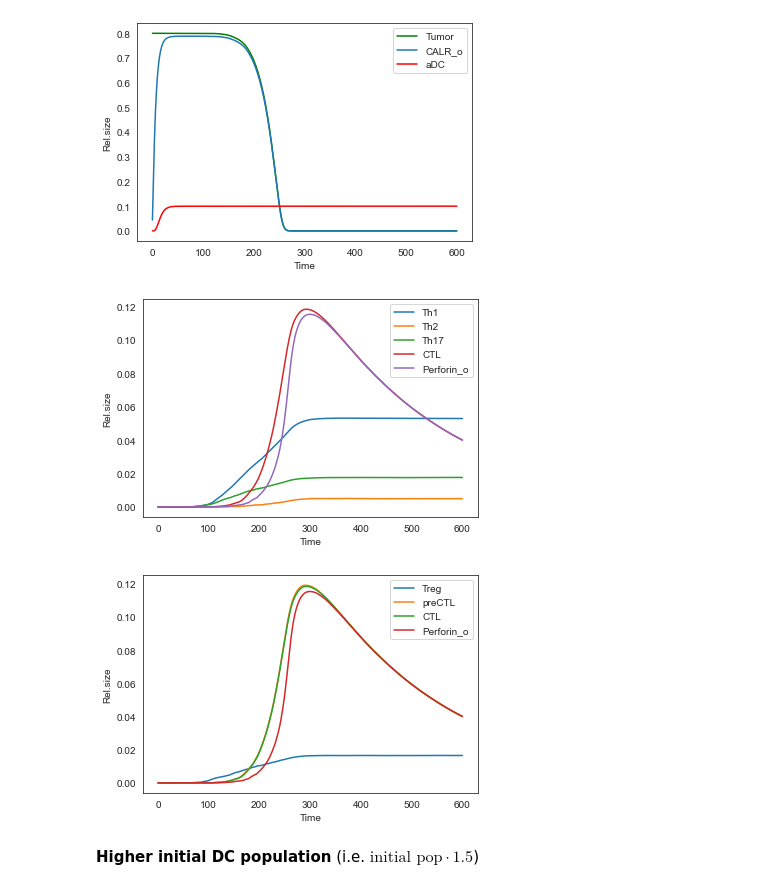
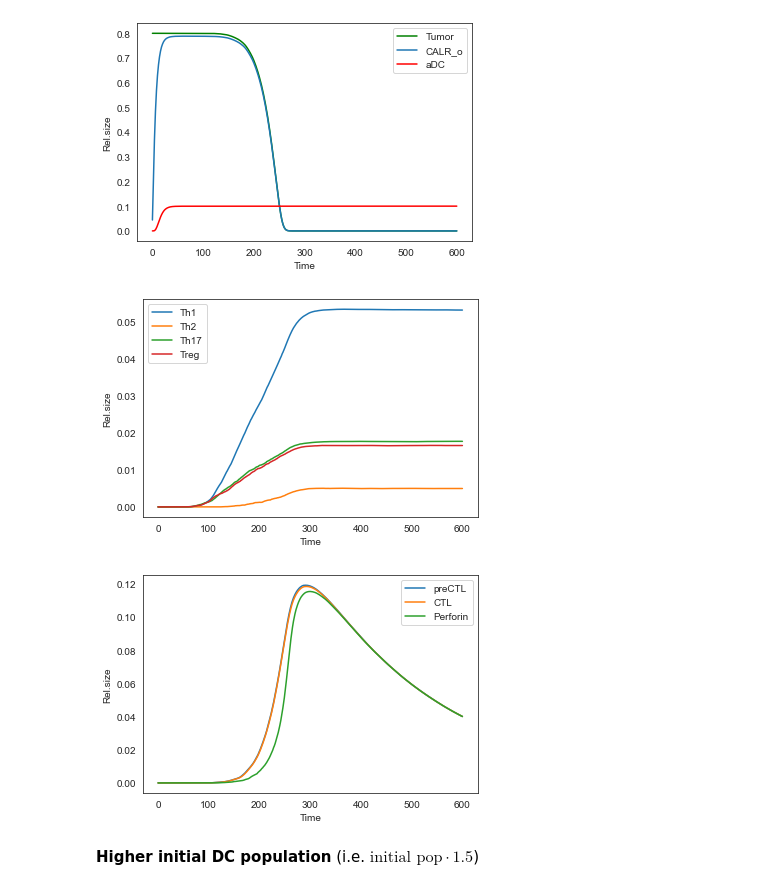
Before and after one commit to sysbio-curie/ICD, a Jupyter notebook: ICD_extend_fullset.ipynb, the cells around one changed output. Saved outputs shown, nothing was run; the diff lists cells and outputs as text; code cells hidden in the pictures.

Commit message:
change figures

```diff
--- a/ICD_extend_fullset.ipynb
+++ b/ICD_extend_fullset.ipynb
@@ -63,28 +63,26 @@ save_figure(adc,"aDC_Tumor_CALR")
 # %%
 Tcells = plt.figure()
 plt.plot(WT_table['PopRatio']*WT_table['Th1'],label="Th1")
 plt.plot(WT_table['PopRatio']*WT_table['Th2'],label="Th2")
 plt.plot(WT_table['PopRatio']*WT_table['Th17'],label="Th17")
-plt.plot(WT_table['PopRatio']*WT_table['CTL'],label="CTL")
-plt.plot(WT_table['PopRatio']*WT_table['Perforin_o'],label="Perforin_o")
+plt.plot(WT_table['PopRatio']*WT_table['Treg'],label="Treg")
 plt.ylabel("Rel.size")
 plt.xlabel("Time")
 plt.legend()
 save_figure(Tcells,"Tcells")
 # %% [output]
-[figure, old version]
+[figure, new version]
 # %%
 NTcells = plt.figure()
-plt.plot(WT_table['PopRatio']*WT_table['Treg'],label="Treg")
 plt.plot(WT_table['PopRatio']*WT_table['preCTL'],label="preCTL")
 plt.plot(WT_table['PopRatio']*WT_table['CTL'],label="CTL")
-plt.plot(WT_table['PopRatio']*WT_table['Perforin_o'],label="Perforin_o")
+plt.plot(WT_table['PopRatio']*WT_table['Perforin_o'],label="Perforin")
 plt.ylabel("Rel.size")
 plt.xlabel("Time")
 plt.legend()
 save_figure(NTcells,"other_Tcells")
 # %% [output]
-[figure, old version]
+[figure, new version]
 # %% [markdown]
  __Higher initial DC population__  (i.e. $\text{initial pop}\cdot 1.5$)
 # %%
```
